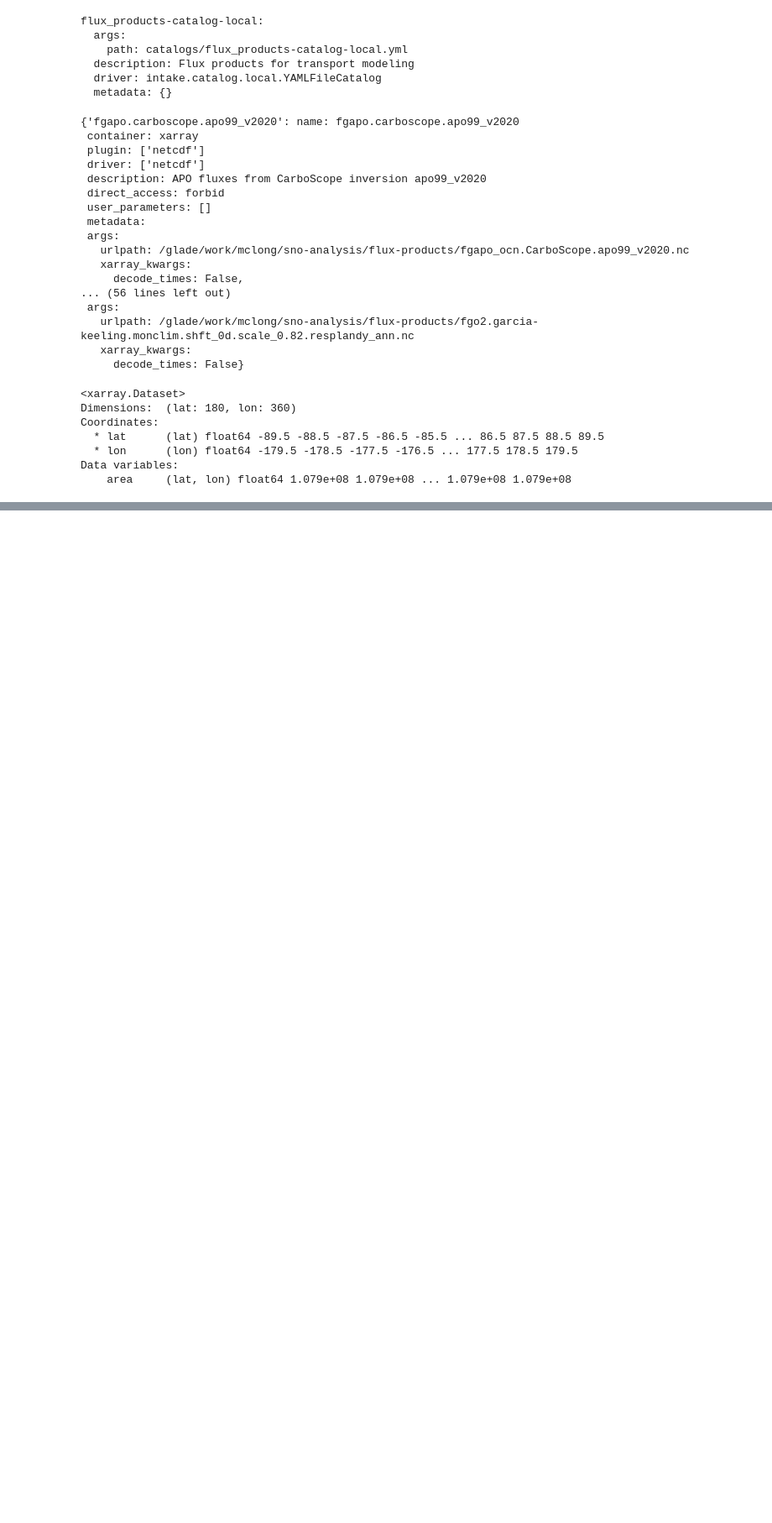
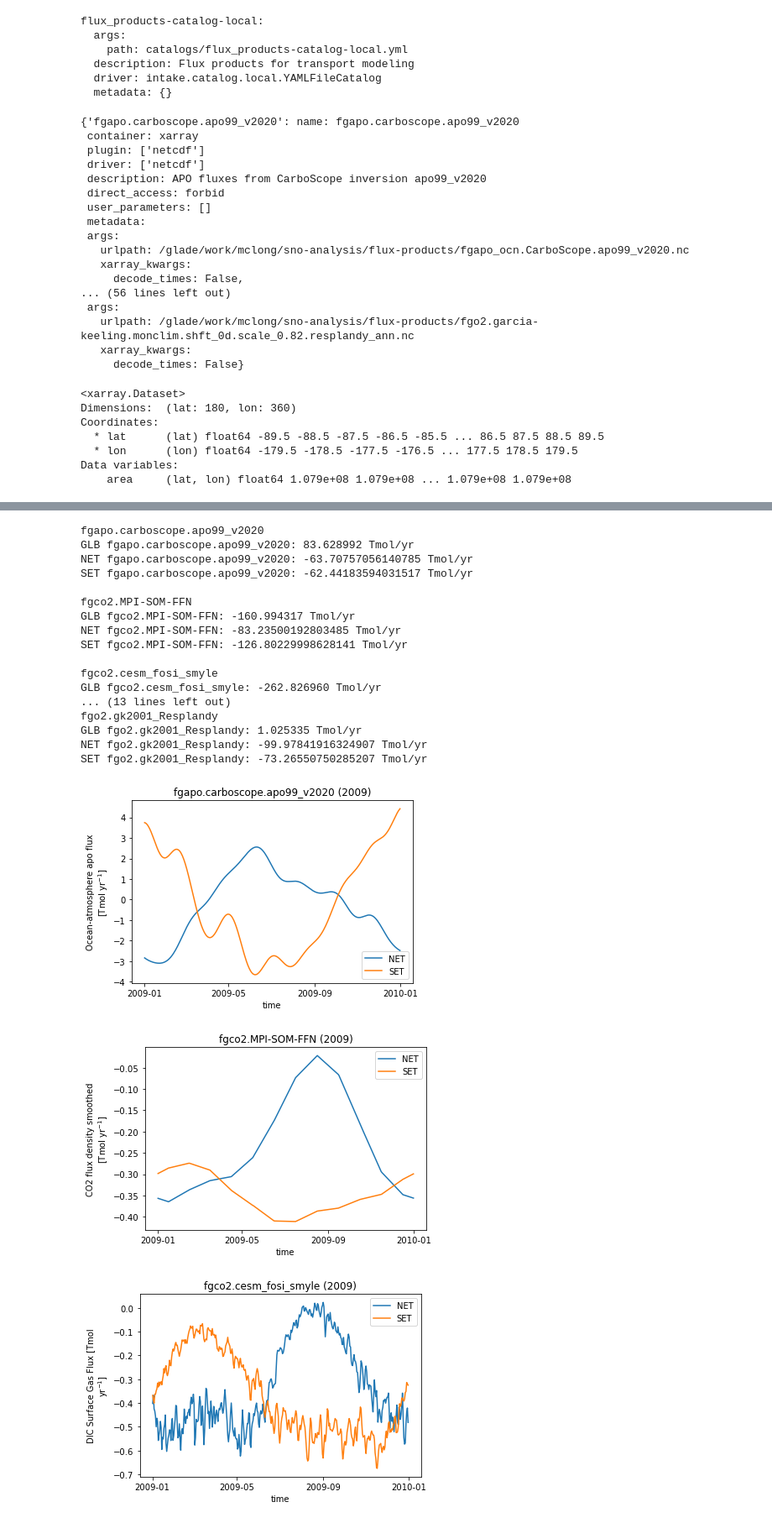
Before and after one commit to matt-long/sno-analysis, a Jupyter notebook: notebooks/publish-fluxes.ipynb, the cells around one changed output, grey strips where cells are left out. Shown at 84% size. Drawn from its saved outputs; the diff is of its cells as text; code cells hidden in the pictures; blank space fills up the shorter version.

```diff
--- a/notebooks/publish-fluxes.ipynb
+++ b/notebooks/publish-fluxes.ipynb
@@ -104,10 +106,11 @@ for key in cat_keys:
         file_out = f'{dirout}/{key}.1x1.{year_range[0]}0101-{year_range[1]}1231.nc'
 
 
-    # if it's a monthly climatology, repeat it for the period of interest
+    # if it's a monthly climatology, repeat it for the period of interest ± 1 year
     if is_climatology:
-        data = np.concatenate([dsi[varname].data for i in range(year_range[0], year_range[1]+1)], axis=0)
-        monthly_time, monthly_time_bounds = util.gen_midmonth_cftime_coord(year_range)
+        data = np.concatenate([dsi[varname].data for i in range(year_range[0] - 1, year_range[1] + 2)], axis=0)
+        var_attrs = dsi[varname].attrs
+        monthly_time, monthly_time_bounds = util.gen_midmonth_cftime_coord([year_range[0] - 1, year_range[1] + 1])
         monthly_time_num = xr.DataArray(
             cftime.date2num(monthly_time, units=dsi.time.units),
             dims=('time'),
@@ -123,7 +126,7 @@ for key in cat_keys:
 
         dsi[varname] = xr.DataArray(data, dims=dims,
                                     coords={'time': monthly_time_num},
-                                    attrs=dsi[varname].attrs,
+                                    attrs=var_attrs,
                                     name=varname,
                                    )
         dsi['time_bnds'] = monthly_time_bounds_num
@@ -146,8 +149,7 @@ for key in cat_keys:
     for v in ['area', 'lat', 'lon']:
         dsi_daily[v] = dso_grid[v]
 
-    if dsi_daily[v].attrs['units'] == 'mol m-2 s-1':
-        dsi_daily[v].attrs['units'] = 'mol/m^2/s'
+    assert dsi_daily[varname].attrs['units'] == 'mol/m^2/s'
 
     util.to_netcdf_clean(dsi_daily, file_out)
     dsets[key] = dsi_daily
@@ -199,29 +204,57 @@ masked_area.isel(region=0).plot()
 # %%
+sel_year = '2009'
+
 for key in cat_keys:
     print(key)
 
-    dsi = dsets[key].sel(time='2009')
+    dsi = dsets[key].sel(time=sel_year)
     v = get_varname_from_key(key, dsi)
-    assert dsi[v].units == 'mol/m^2/s'
+    assert dsi[v].units in ['mol/m^2/s', 'mol m-2 s-1']
+
+    masked_area = xr.concat([
+        dsi.area.where((dsi.lat >= 20)),
+        dsi.area.where((dsi.lat <= -20)),
+    ],
+        dim=region,
+    )
 
     plt.figure()
 
-    global_sum = ((dsi[v] * dsi.area).sum(['lat', 'lon'])).sum('time').values * 1e-12 * 365. * 86400.
+    global_sum = ((dsi[v] * dsi.area).sum(['lat', 'lon'])).sum('time').values * 1e-12 * 86400.
     print(f'GLB {key}: {global_sum:04f} Tmol/yr')
 
     with xr.set_options(keep_attrs=True):
-        dsi_region = (dsi * masked_area).sum(['lat', 'lon']) * 1e-12 * 365. * 86400.
+        dsi_region = (dsi[[v]] * masked_area).sum(['lat', 'lon']) * 1e-12 * 86400.
         dsi_region[v].attrs['units'] = 'Tmol yr$^{-1}$'
 
-    for region_name in dsi_region.region[i].values:
+    for region_name in dsi_region.region.values:
         da = dsi_region[v].sel(region=region_name, drop=True)
         regional_sum = da.sum('time').values
 
         da.plot(label=region_name)
         print(f'{region_name} {key}: {regional_sum} Tmol/yr')
-    plt.title(key)
+
+    plt.title(f'{key} ({sel_year})')
+    plt.legend();
     print()
-
-axs[0].set_xticklabels([])
-for ax in axs:
-    ax.legend();
+# %% [output]
+fgapo.carboscope.apo99_v2020
+GLB fgapo.carboscope.apo99_v2020: 83.628992 Tmol/yr
+NET fgapo.carboscope.apo99_v2020: -63.70757056140785 Tmol/yr
+SET fgapo.carboscope.apo99_v2020: -62.44183594031517 Tmol/yr
+
+fgco2.MPI-SOM-FFN
+GLB fgco2.MPI-SOM-FFN: -160.994317 Tmol/yr
+NET fgco2.MPI-SOM-FFN: -83.23500192803485 Tmol/yr
+SET fgco2.MPI-SOM-FFN: -126.80229998628141 Tmol/yr
+
+fgco2.cesm_fosi_smyle
+GLB fgco2.cesm_fosi_smyle: -262.826960 Tmol/yr
+... (13 lines left out)
+fgo2.gk2001_Resplandy
+GLB fgo2.gk2001_Resplandy: 1.025335 Tmol/yr
+NET fgo2.gk2001_Resplandy: -99.97841916324907 Tmol/yr
+SET fgo2.gk2001_Resplandy: -73.26550750285207 Tmol/yr
+[figure, added]
+[figure, added]
+[figure, added]
```
Also changed, not shown: parts of 5 cells of this notebook, 2 other files.
